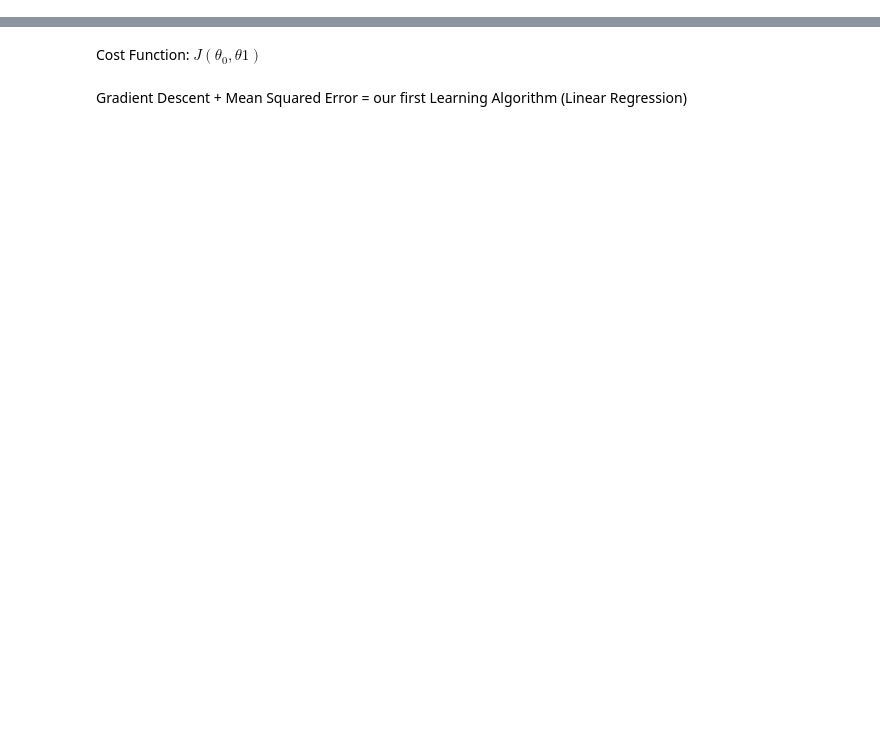
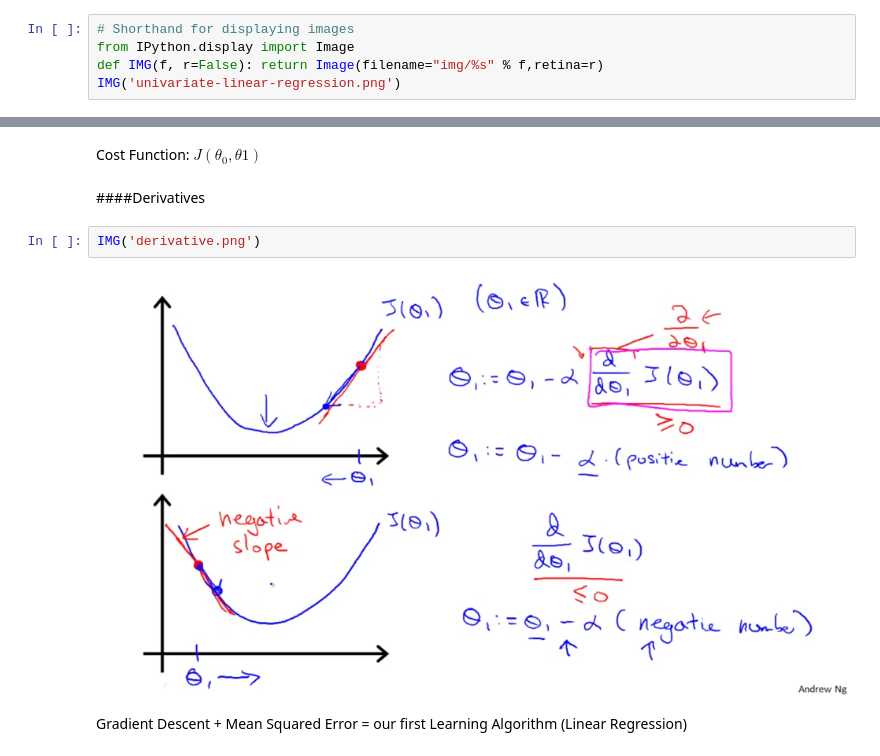
Before and after one commit to ncfausti/machine_learning, a Jupyter notebook: Week 1.ipynb, the cells around one changed output, grey strips where cells are left out. Drawn from its saved outputs; the diff is of its cells as text; blank space fills up the shorter version.

Commit message:
moved images to own folder and added more linear algebra

```diff
--- a/Week 1.ipynb
+++ b/Week 1.ipynb
@@ -70,0 +63,5 @@ i
+# %%
+# Shorthand for displaying images
+from IPython.display import Image
+def IMG(f, r=False): return Image(filename="img/%s" % f,retina=r)
+IMG('univariate-linear-regression.png')
@@ -83,4 +82,10 @@ i3
 # %% [markdown]
 Cost Function: __$J(\theta_0,\theta1)$__
+# %% [markdown]
+####Derivatives
+# %%
+IMG('derivative.png')
+# %% [output]
+[figure, added]
 # %% [markdown]
 Gradient Descent + Mean Squared Error = our first Learning Algorithm (Linear Regression)
```
Also changed, not shown: parts of 17 cells of this notebook, 12 other files.
